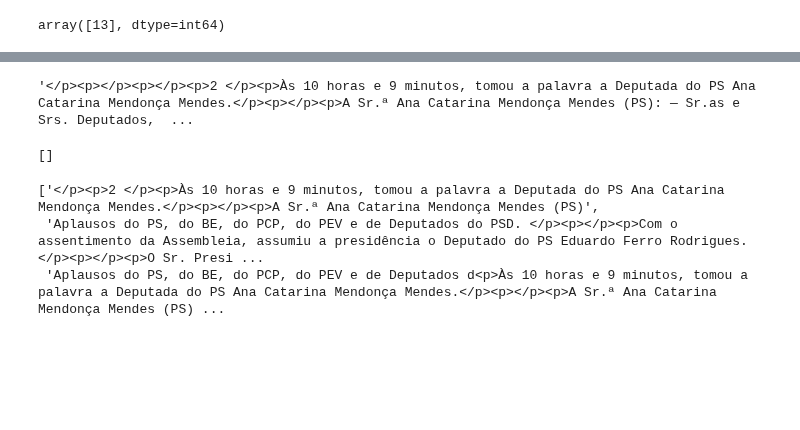
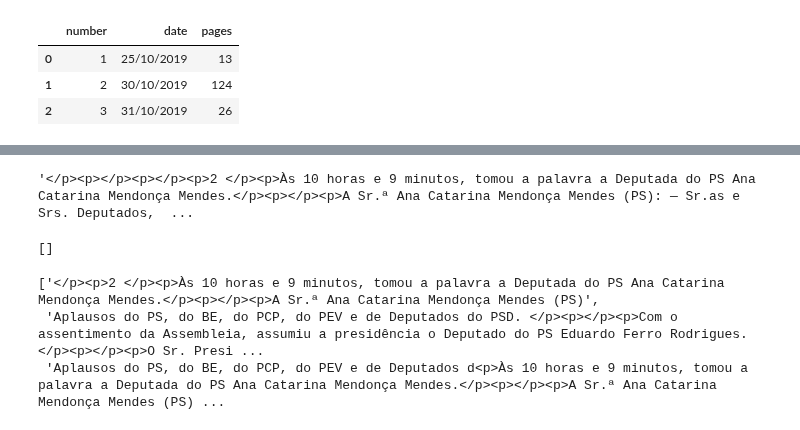
Before and after one commit to CT-P/portuguese_open_data, a Jupyter notebook: code/explore/test1.ipynb, the cells around one changed output, grey strips where cells are left out. Saved outputs shown, nothing was run; the diff lists cells and outputs as text; code cells hidden in the pictures; blank space fills up the shorter version.

```diff
--- a/code/explore/test1.ipynb
+++ b/code/explore/test1.ipynb
@@ -8,7 +8,3 @@ import xml.etree.ElementTree as ET
 import validators
 import datetime
 import re
-# %%
-input_data.pages.values[0:1]
-# %% [output]
-array([13], dtype=int64)
@@ -18,4 +70,11 @@ cycle='14'
 session='1'
 data_directory=f"\portuguese_open_data\data\cycle\{cycle}\session\{session}\\numbers_dates_pages.csv"
 input_data=pd.read_csv(r"C:\Users\caperei\portuguese_open_data\data\cyle\14\session\1\numbers_dates_pages.csv")
+# %%
+input_data.head(3)
+# %% [output]
+|  | number | date | pages |
+| 0 | 1 | 25/10/2019 | 13 |
+| 1 | 2 | 30/10/2019 | 124 |
+| 2 | 3 | 31/10/2019 | 26 |
 # %%
```
Also changed, not shown: parts of 24 cells of this notebook.
